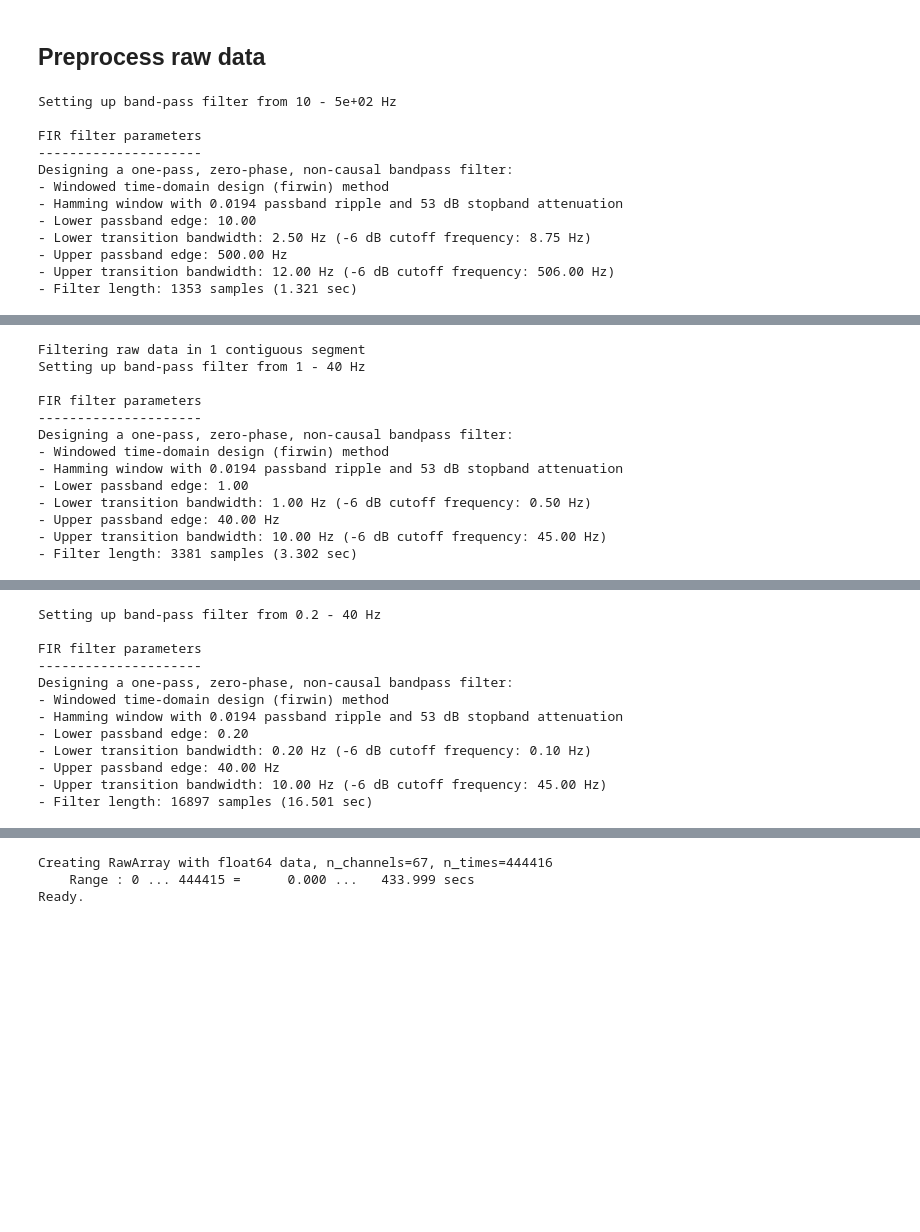
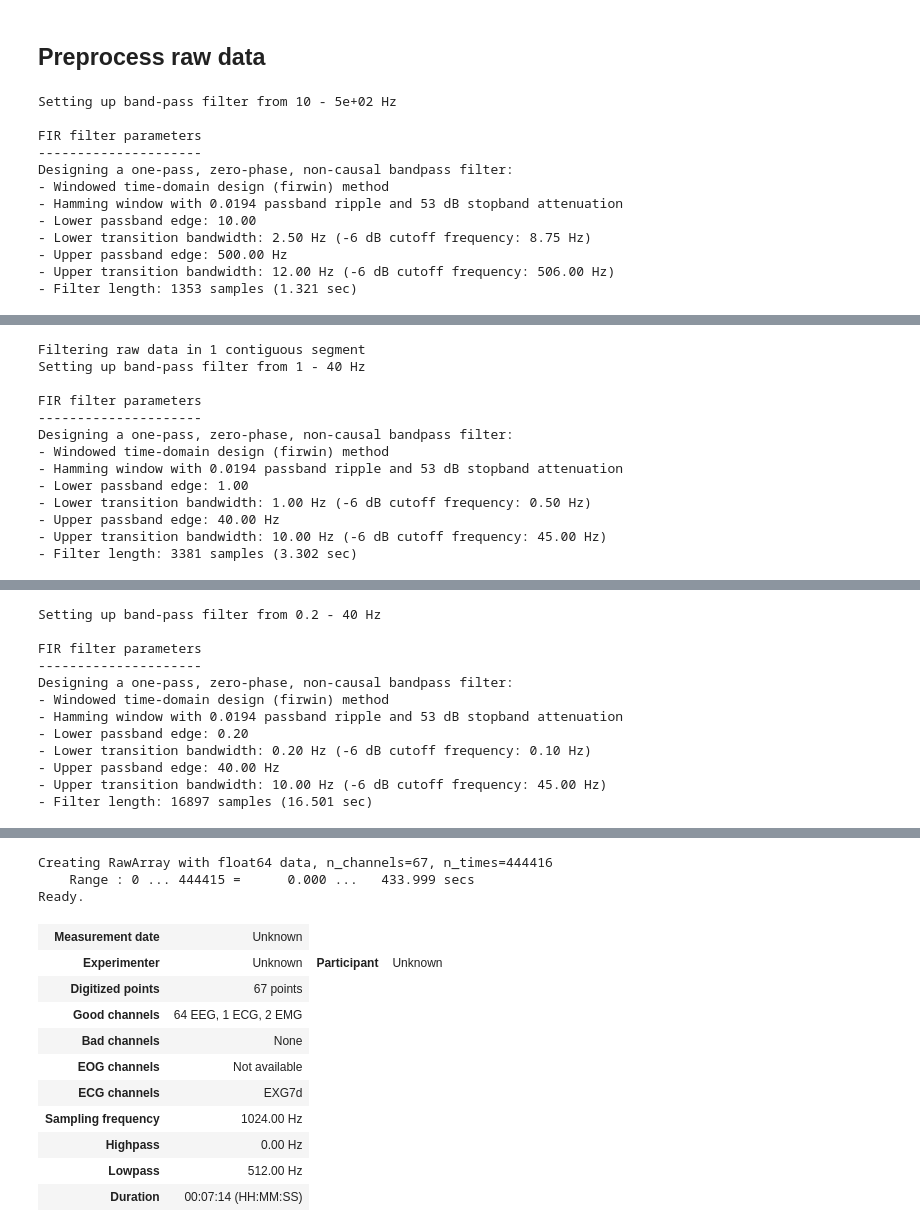
Before and after one commit to Giuseppe-1993/HBI-motor_imagery, a Jupyter notebook: src/preprocessing/preprocessing_routine.ipynb, the cells around one changed output, grey strips where cells are left out. Saved outputs shown, nothing was run; the diff lists cells and outputs as text; code cells hidden in the pictures; blank space fills up the shorter version.

```diff
--- a/src/preprocessing/preprocessing_routine.ipynb
+++ b/src/preprocessing/preprocessing_routine.ipynb
@@ -96,7 +96,11 @@ eeg_data = eeg_data.filter(1., 40., picks=('eeg'), fir_design='firwin')
 ecg_data = mne.filter.filter_data(data=ecg_data, sfreq=sfreq, l_freq=0.2, h_freq=40.)
 
 # Combine the data into a new Raw object
-raw_dataset = create_new_raw_dataset(eeg_data=eeg_data, ecg_data=ecg_data, emg_data=emg_data)
+filtered_dataset = create_new_raw_dataset(eeg_data=eeg_data, ecg_data=ecg_data, emg_data=emg_data)
+
+# Set the BioSemi 64 Montage
+biosemi_montage = mne.channels.make_standard_montage('biosemi64')
+filtered_dataset.set_montage(biosemi_montage)
 # %% [output]
 Setting up band-pass filter from 10 - 5e+02 Hz
 
@@ -148,6 +152,17 @@ Designing a one-pass, zero-phase, non-causal bandpass filter:
 [Parallel(n_jobs=1)]: Using backend SequentialBackend with 1 concurrent workers.
 [Parallel(n_jobs=1)]: Done   1 out of   1 | elapsed:    0.0s remaining:    0.0s
 [Parallel(n_jobs=1)]: Done   1 out of   1 | elapsed:    0.0s finished
 Creating RawArray with float64 data, n_channels=67, n_times=444416
     Range : 0 ... 444415 =      0.000 ...   433.999 secs
 Ready.
+| Measurement date | Unknown |
+| Experimenter | Unknown | Participant | Unknown |
+| Digitized points | 67 points |
+| Good channels | 64 EEG, 1 ECG, 2 EMG |
+| Bad channels | None |
+| EOG channels | Not available |
+| ECG channels | EXG7d |
+| Sampling frequency | 1024.00 Hz |
+| Highpass | 0.00 Hz |
+| Lowpass | 512.00 Hz |
+| Duration | 00:07:14 (HH:MM:SS) |
```
Also changed, not shown: parts of 14 cells of this notebook, 1 other file.
